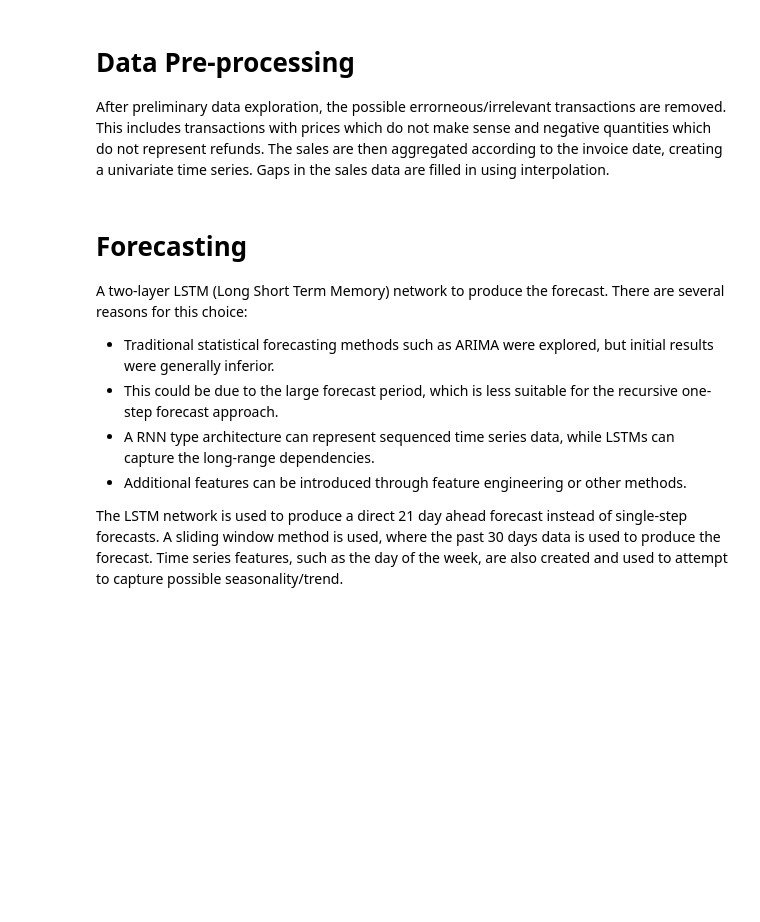
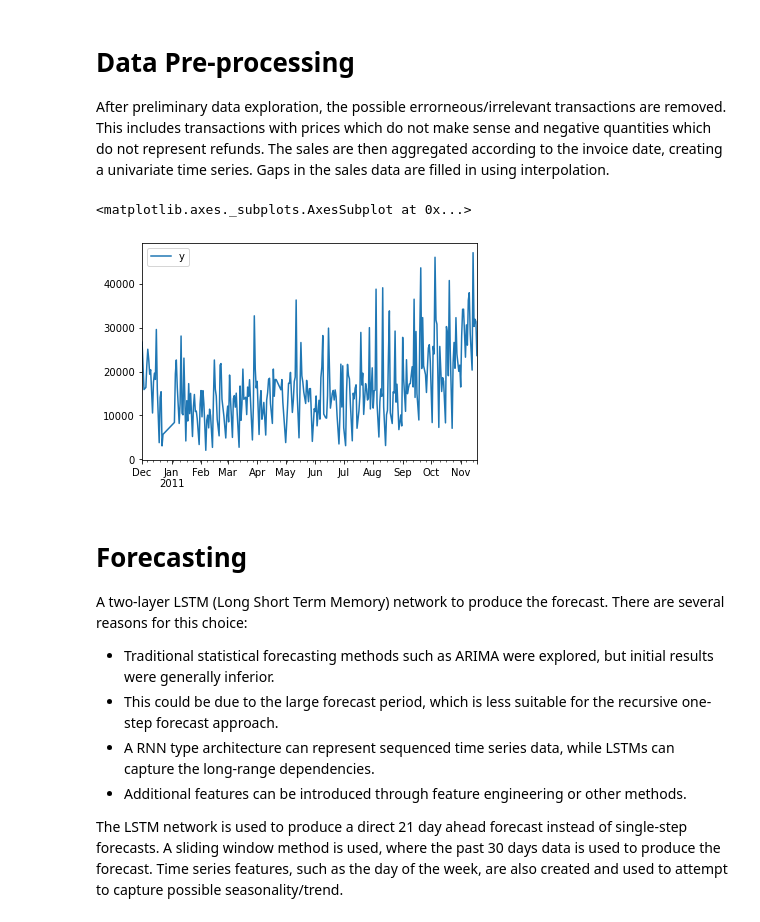
Before and after one commit to milesyml/Konigle-SPMS-Data-Science-Challenge, a Jupyter notebook: Konigle Data Science Challenge (Ming Long).ipynb, the cells around one changed output. Saved outputs shown, nothing was run; the diff lists cells and outputs as text; code cells hidden in the pictures; blank space fills up the shorter version.

Commit message:
added plot

```diff
--- a/Konigle Data Science Challenge (Ming Long).ipynb
+++ b/Konigle Data Science Challenge (Ming Long).ipynb
@@ -39,6 +39,11 @@ daily.columns = ['y']
 idx = pd.date_range('2010-12-01', '2011-11-18')
 daily = daily.reindex(idx, fill_value= None)
 daily['y'].interpolate(method='time', inplace=True)
+# %%
+daily.plot()
+# %% [output]
+<matplotlib.axes._subplots.AxesSubplot at 0x...>
+[figure, added]
 # %%
 #Export for easy access
 #daily.to_csv('daily_time.csv')
```
Also changed, not shown: parts of 1 cell of this notebook.
